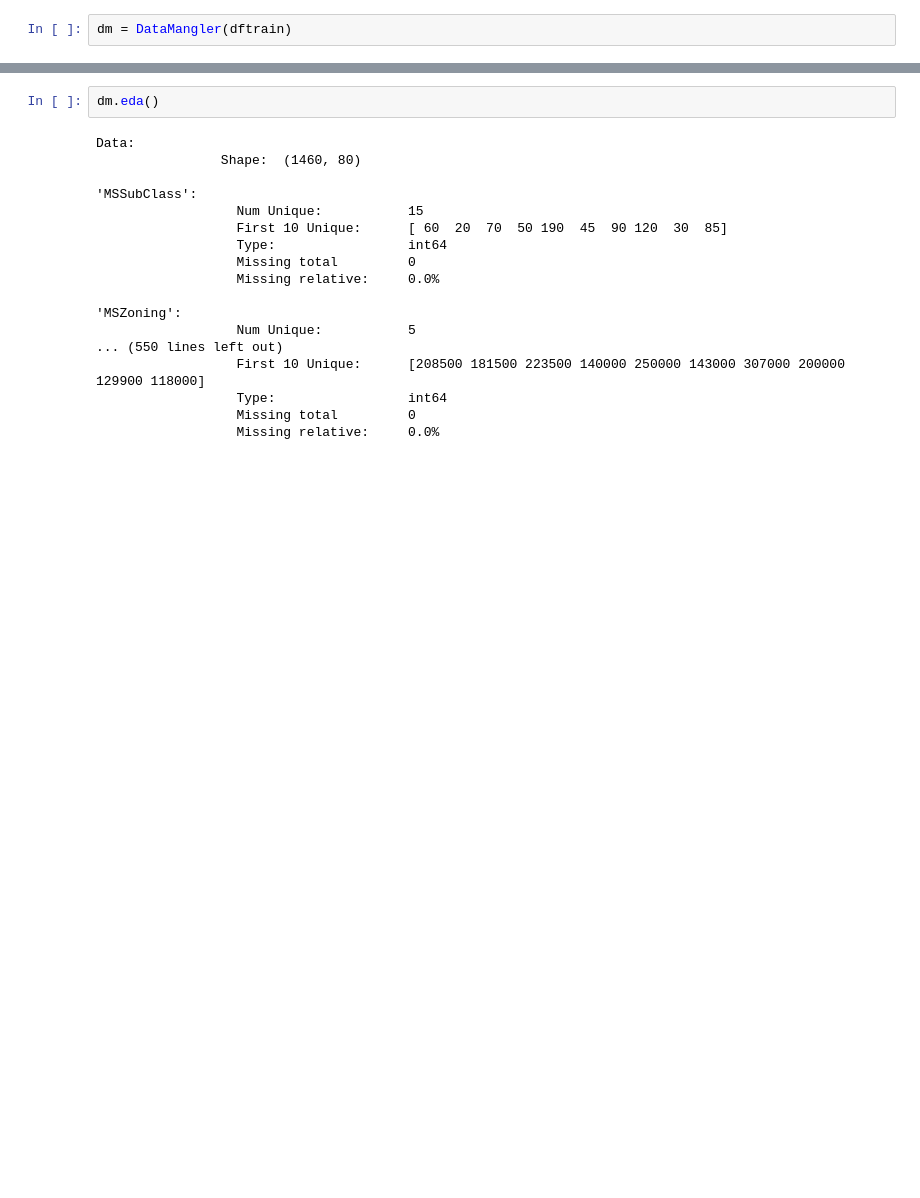
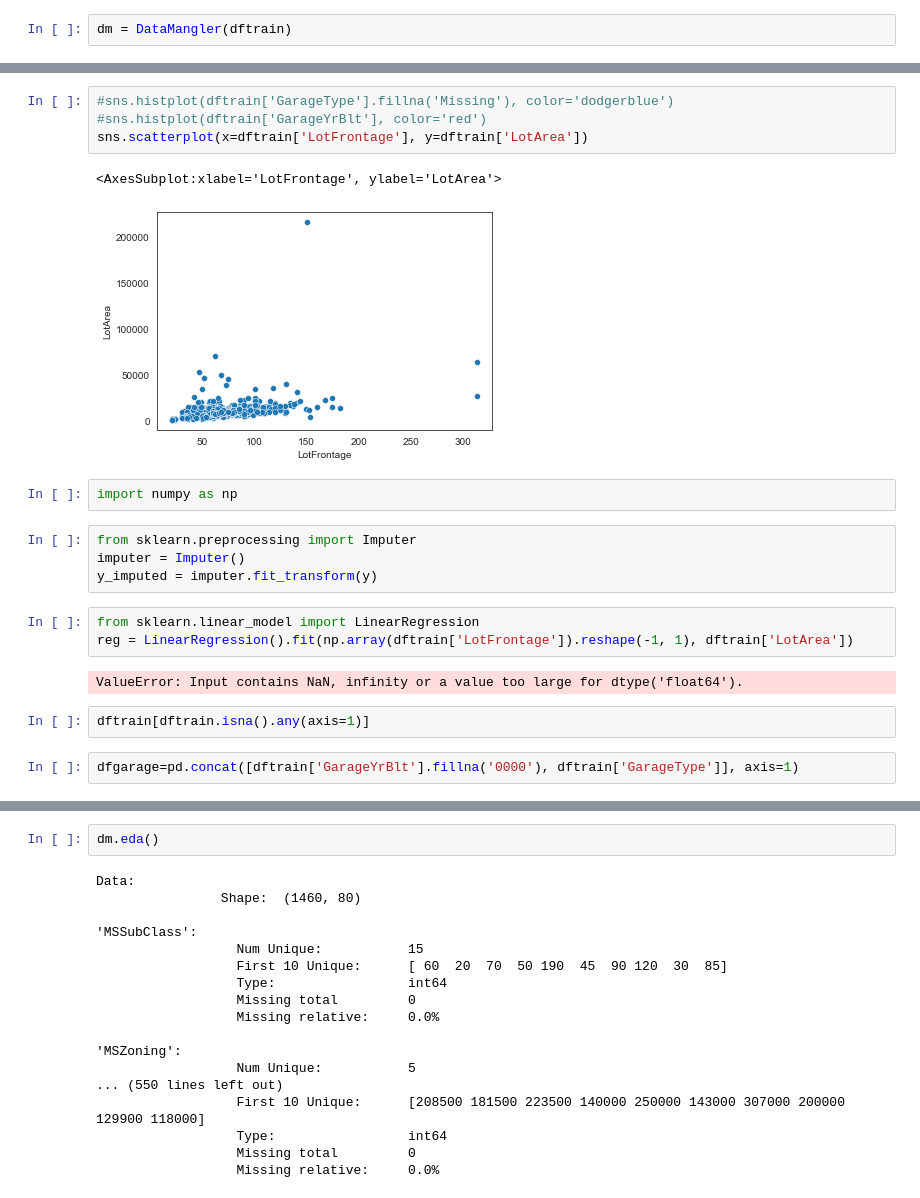
Before and after one commit to michi-jeremias/eda, a Jupyter notebook: Untitled.ipynb, the cells around one changed output, grey strips where cells are left out. Cells and saved outputs as stored; diff of their text form; blank space fills up the shorter version.

```diff
--- a/Untitled.ipynb
+++ b/Untitled.ipynb
@@ -98,0 +105,22 @@ dftrain['Alley'].isnull().sum()
+# %%
+#sns.histplot(dftrain['GarageType'].fillna('Missing'), color='dodgerblue')
+#sns.histplot(dftrain['GarageYrBlt'], color='red')
+sns.scatterplot(x=dftrain['LotFrontage'], y=dftrain['LotArea'])
+# %% [output]
+<AxesSubplot:xlabel='LotFrontage', ylabel='LotArea'>
+[figure, added]
+# %%
+import numpy as np
+# %%
+from sklearn.preprocessing import Imputer
+imputer = Imputer()
+y_imputed = imputer.fit_transform(y)
+# %%
+from sklearn.linear_model import LinearRegression
+reg = LinearRegression().fit(np.array(dftrain['LotFrontage']).reshape(-1, 1), dftrain['LotArea'])
+# %% [output]
+ValueError: Input contains NaN, infinity or a value too large for dtype('float64').
+# %%
+dftrain[dftrain.isna().any(axis=1)]
+# %%
+dfgarage=pd.concat([dftrain['GarageYrBlt'].fillna('0000'), dftrain['GarageType']], axis=1)
```
Also changed, not shown: parts of 18 cells of this notebook.
